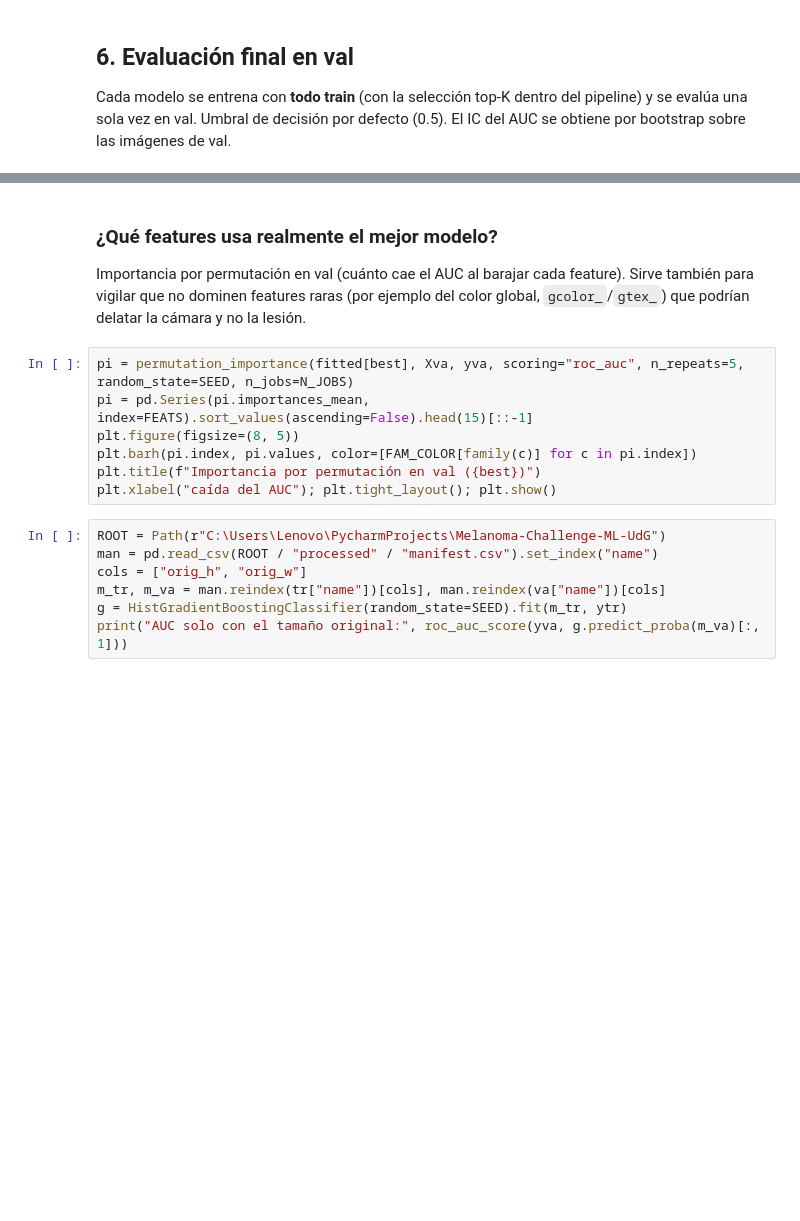
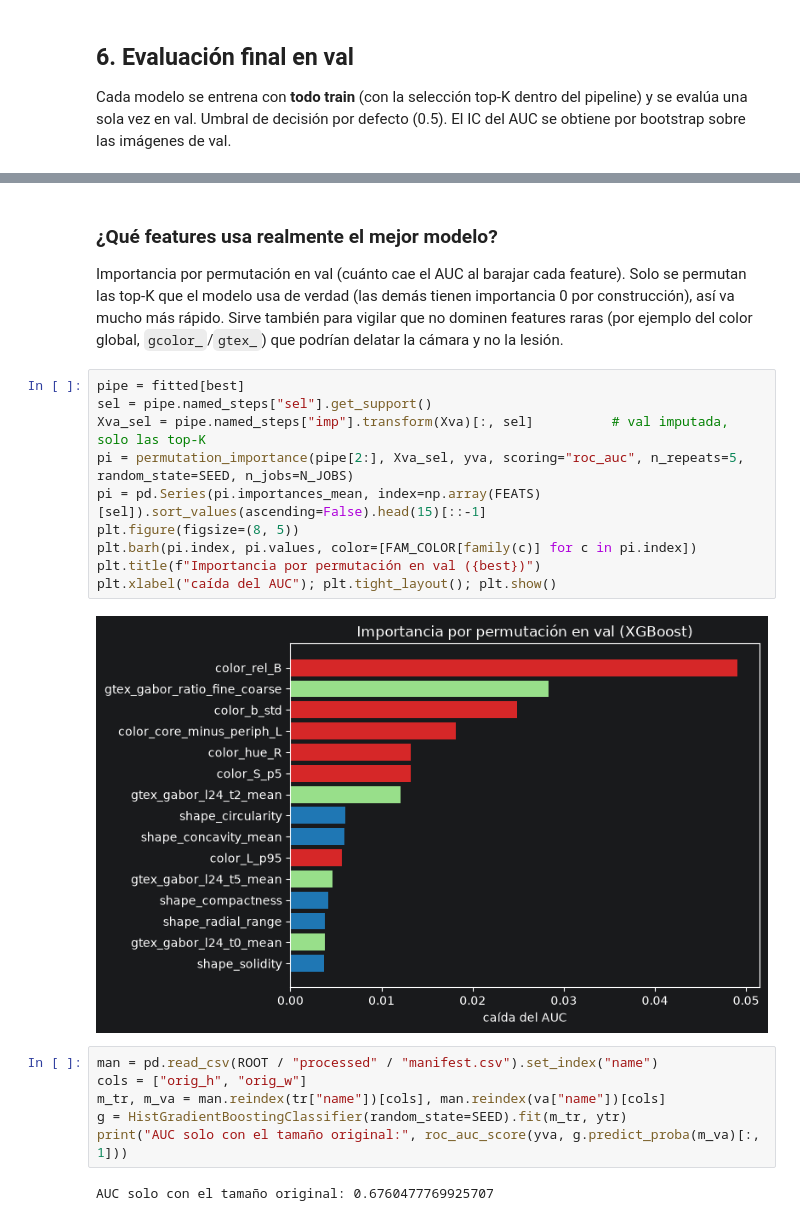
Before and after one commit to marmontesinos-Unicas/Melanoma-Challenge-ML-UdG, a Jupyter notebook: ml/ml_features_completes.ipynb, the cells around one changed output, grey strips where cells are left out. Saved outputs shown, nothing was run; the diff lists cells and outputs as text; blank space fills up the shorter version.

```diff
--- a/ml/ml_features_completes.ipynb
+++ b/ml/ml_features_completes.ipynb
@@ -278,21 +586,29 @@ plt.tight_layout(); plt.show()
 # %% [markdown]
 ### ¿Qué features usa realmente el mejor modelo?
-Importancia por permutación en val (cuánto cae el AUC al barajar cada feature). Sirve también para vigilar que
-no dominen features raras (por ejemplo del color global, `gcolor_`/`gtex_`) que podrían delatar la cámara y no la lesión.
+Importancia por permutación en val (cuánto cae el AUC al barajar cada feature). Solo se permutan las top-K que el modelo
+usa de verdad (las demás tienen importancia 0 por construcción), así va mucho más rápido.
+Sirve también para vigilar que no dominen features raras (por ejemplo del color global, `gcolor_`/`gtex_`) que podrían
+delatar la cámara y no la lesión.
 # %%
-pi = permutation_importance(fitted[best], Xva, yva, scoring="roc_auc", n_repeats=5, random_state=SEED, n_jobs=N_JOBS)
-pi = pd.Series(pi.importances_mean, index=FEATS).sort_values(ascending=False).head(15)[::-1]
+pipe = fitted[best]
+sel = pipe.named_steps["sel"].get_support()
+Xva_sel = pipe.named_steps["imp"].transform(Xva)[:, sel]          # val imputada, solo las top-K
+pi = permutation_importance(pipe[2:], Xva_sel, yva, scoring="roc_auc", n_repeats=5, random_state=SEED, n_jobs=N_JOBS)
+pi = pd.Series(pi.importances_mean, index=np.array(FEATS)[sel]).sort_values(ascending=False).head(15)[::-1]
 plt.figure(figsize=(8, 5))
 plt.barh(pi.index, pi.values, color=[FAM_COLOR[family(c)] for c in pi.index])
 plt.title(f"Importancia por permutación en val ({best})")
 plt.xlabel("caída del AUC"); plt.tight_layout(); plt.show()
+# %% [output]
+[figure, added]
 # %%
-ROOT = Path(r"C:\Users\Lenovo\PycharmProjects\Melanoma-Challenge-ML-UdG")
 man = pd.read_csv(ROOT / "processed" / "manifest.csv").set_index("name")
 cols = ["orig_h", "orig_w"]
 m_tr, m_va = man.reindex(tr["name"])[cols], man.reindex(va["name"])[cols]
 g = HistGradientBoostingClassifier(random_state=SEED).fit(m_tr, ytr)
 print("AUC solo con el tamaño original:", roc_auc_score(yva, g.predict_proba(m_va)[:, 1]))
+# %% [output]
+AUC solo con el tamaño original: 0.6760477769925707
 # %%
 pred = fitted[best].predict(Xva)
 tmp = va[["subtype"]].assign(acierto=(pred == yva))
```
Also changed, not shown: parts of 20 cells of this notebook, 2 other files.
